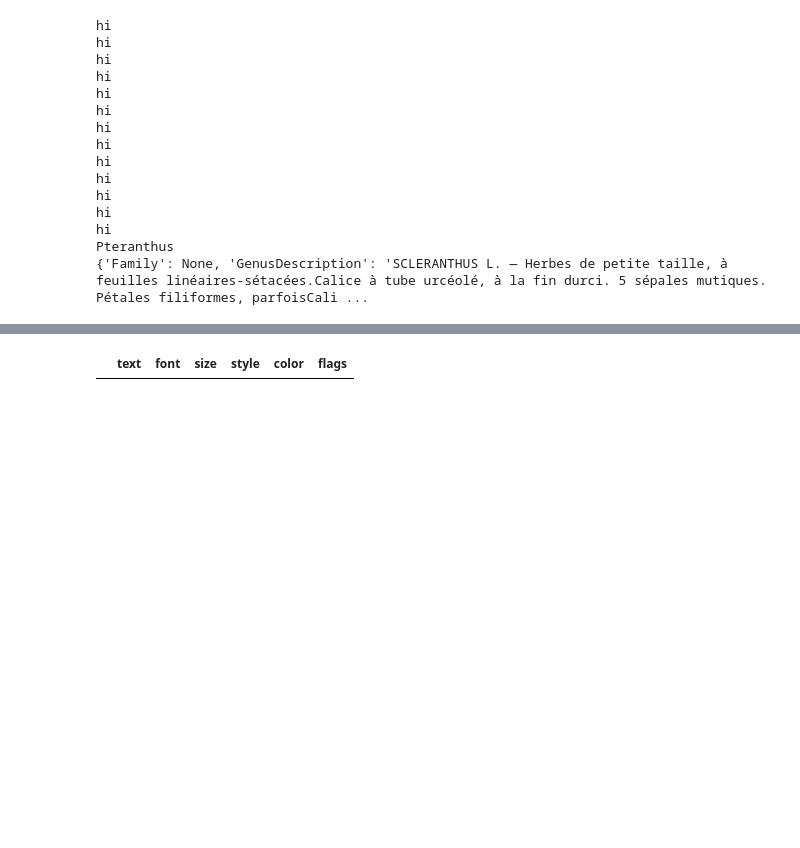
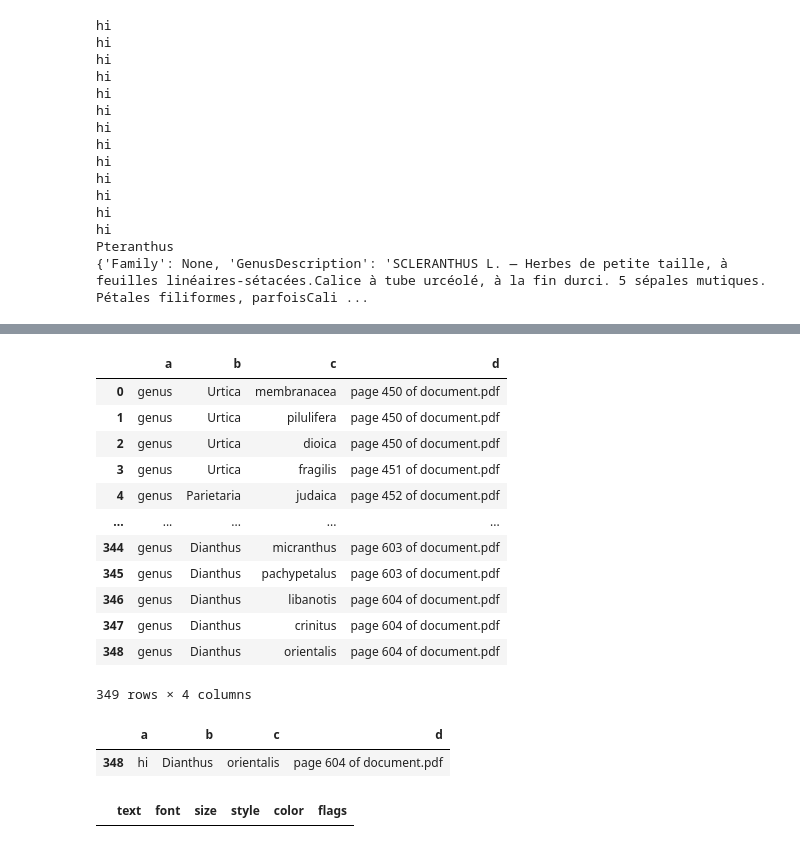
Before and after one commit to aculich/extract-flora, a Jupyter notebook: extract-flora-lucywan.ipynb, the cells around one changed output, grey strips where cells are left out. Cells and saved outputs as stored; diff of their text form; code cells hidden in the pictures; blank space fills up the shorter version.

```diff
--- a/extract-flora-lucywan.ipynb
+++ b/extract-flora-lucywan.ipynb
@@ -431,2 +473,18 @@ pd.DataFrame(arr).head()
 # %%
-genus_descrip_frame = pd.DataFrame(arr)
+genus_descrip_frame = pd.DataFrame(arr, columns = ["a", "b", "c", "d"])
+# %%
+genus_descrip_frame
+# %% [output]
+|  | a | b | c | d |
+| 0 | genus | Urtica | membranacea | page 450 of document.pdf |
+| 1 | genus | Urtica | pilulifera | page 450 of document.pdf |
+| 2 | genus | Urtica | dioica | page 450 of document.pdf |
+| 3 | genus | Urtica | fragilis | page 451 of document.pdf |
+| 4 | genus | Parietaria | judaica | page 452 of document.pdf |
+| ... | ... | ... | ... | ... |
+| 344 | genus | Dianthus | micranthus | page 603 of document.pdf |
+| 345 | genus | Dianthus | pachypetalus | page 603 of document.pdf |
+| 346 | genus | Dianthus | libanotis | page 604 of document.pdf |
+| 347 | genus | Dianthus | crinitus | page 604 of document.pdf |
+| 348 | genus | Dianthus | orientalis | page 604 of document.pdf |
+349 rows × 4 columns
@@ -433 +493,6 @@ genus_descrip_frame = pd.DataFrame(arr)
+# %%
+genus_descrip_frame.iloc[[-1]]
+# %% [output]
+|  | a | b | c | d |
+| 348 | hi | Dianthus | orientalis | page 604 of document.pdf |
 # %%
```
Also changed, not shown: parts of 12 cells of this notebook, 3 other files.
